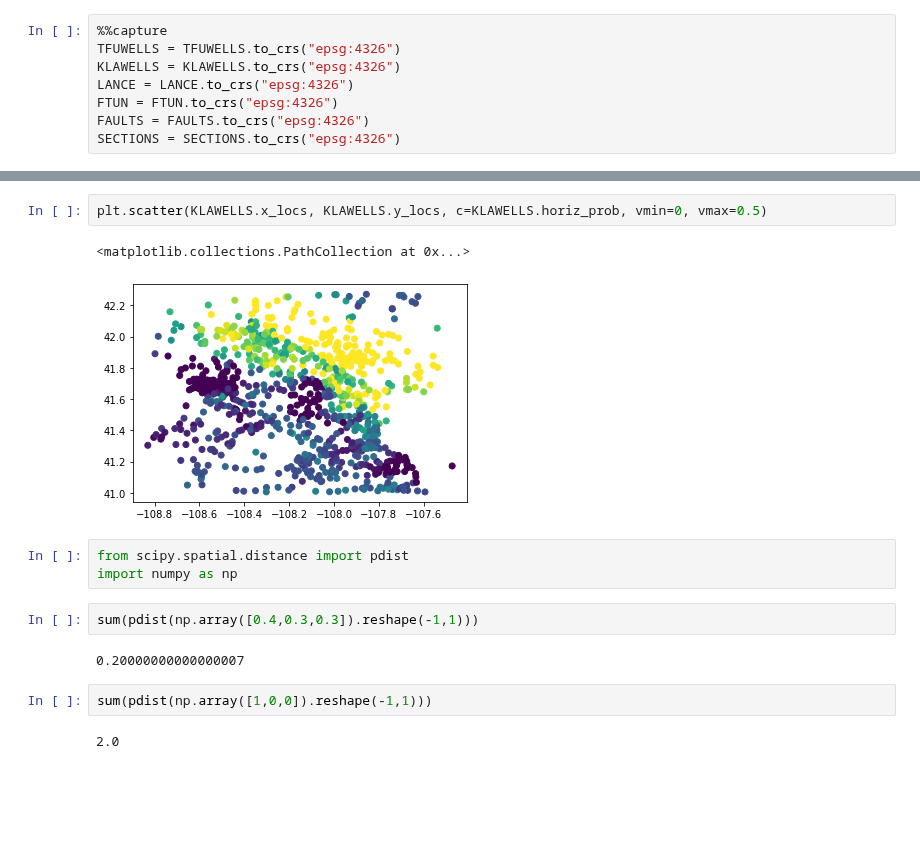
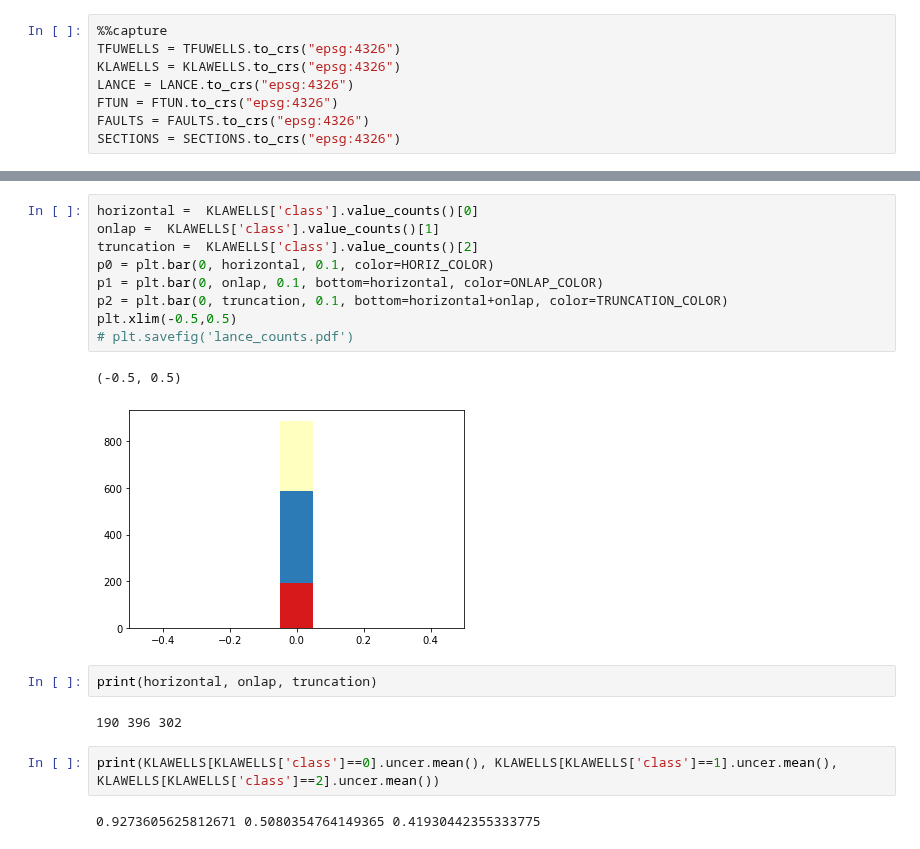
Before and after one commit to jessepisel/stratal-geometries, a Jupyter notebook: 05_spatial_prediction_viz.ipynb, the cells around one changed output, grey strips where cells are left out. Cells and saved outputs as stored; diff of their text form; blank space fills up the shorter version.

```diff
--- a/05_spatial_prediction_viz.ipynb
+++ b/05_spatial_prediction_viz.ipynb
@@ -164,16 +142,20 @@ plt.scatter(KLAWELLS.x_locs, KLAWELLS.y_locs, c=KLAWELLS.onlap_prob, vmin=0, vma
-# %%
-plt.scatter(KLAWELLS.x_locs, KLAWELLS.y_locs, c=KLAWELLS.horiz_prob, vmin=0, vmax=0.5)
-# %% [output]
-<matplotlib.collections.PathCollection at 0x...>
-[figure, removed]
-# %%
-from scipy.spatial.distance import pdist
-import numpy as np
-# %%
-sum(pdist(np.array([0.4,0.3,0.3]).reshape(-1,1)))
-# %% [output]
-0.20000000000000007
-# %%
-sum(pdist(np.array([1,0,0]).reshape(-1,1)))
-# %% [output]
-2.0
+# %%
+horizontal =  KLAWELLS['class'].value_counts()[0]
+onlap =  KLAWELLS['class'].value_counts()[1]
+truncation =  KLAWELLS['class'].value_counts()[2]
+p0 = plt.bar(0, horizontal, 0.1, color=HORIZ_COLOR)
+p1 = plt.bar(0, onlap, 0.1, bottom=horizontal, color=ONLAP_COLOR)
+p2 = plt.bar(0, truncation, 0.1, bottom=horizontal+onlap, color=TRUNCATION_COLOR)
+plt.xlim(-0.5,0.5)
+# plt.savefig('lance_counts.pdf')
+# %% [output]
+(-0.5, 0.5)
+[figure, added]
+# %%
+print(horizontal, onlap, truncation)
+# %% [output]
+190 396 302
+# %%
+print(KLAWELLS[KLAWELLS['class']==0].uncer.mean(), KLAWELLS[KLAWELLS['class']==1].uncer.mean(), KLAWELLS[KLAWELLS['class']==2].uncer.mean())
+# %% [output]
+0.9273605625812671 0.5080354764149365 0.41930442355333775
```
Also changed, not shown: parts of 13 cells of this notebook, 2 other files.
